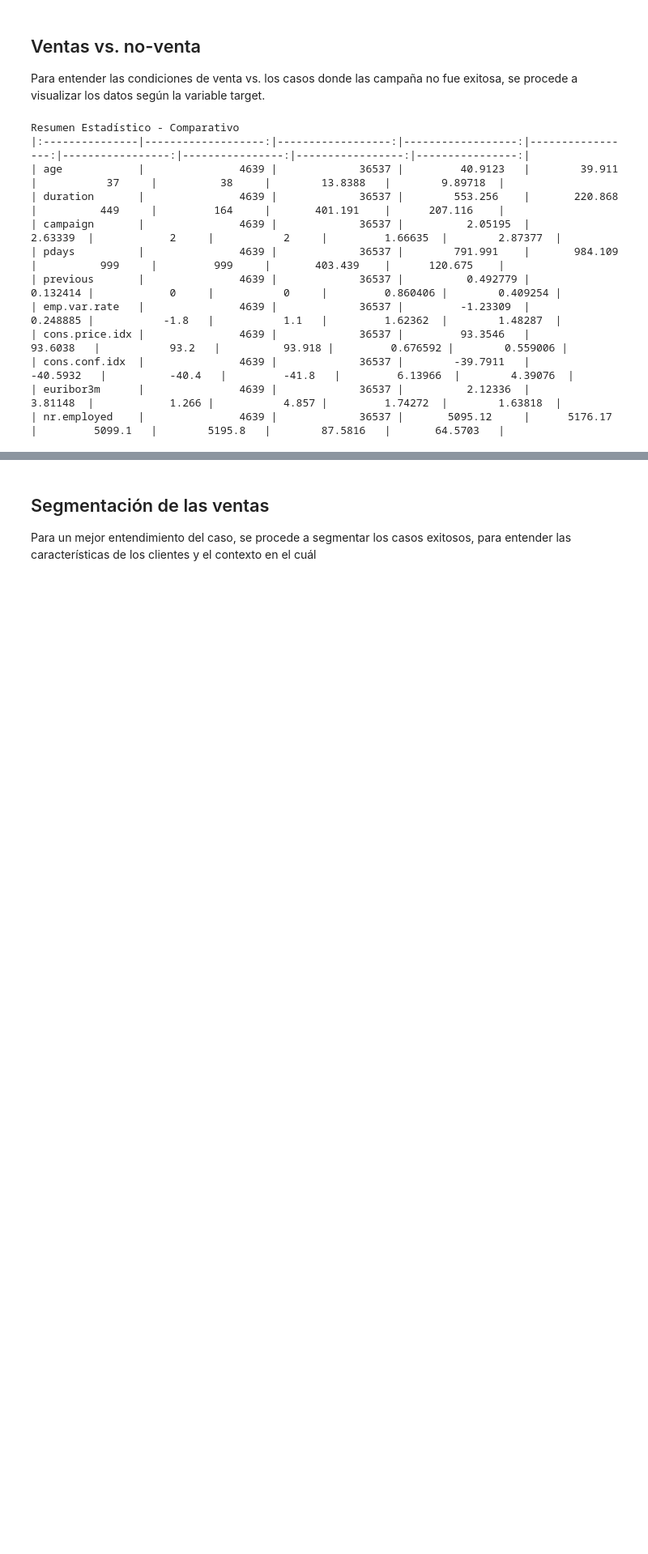
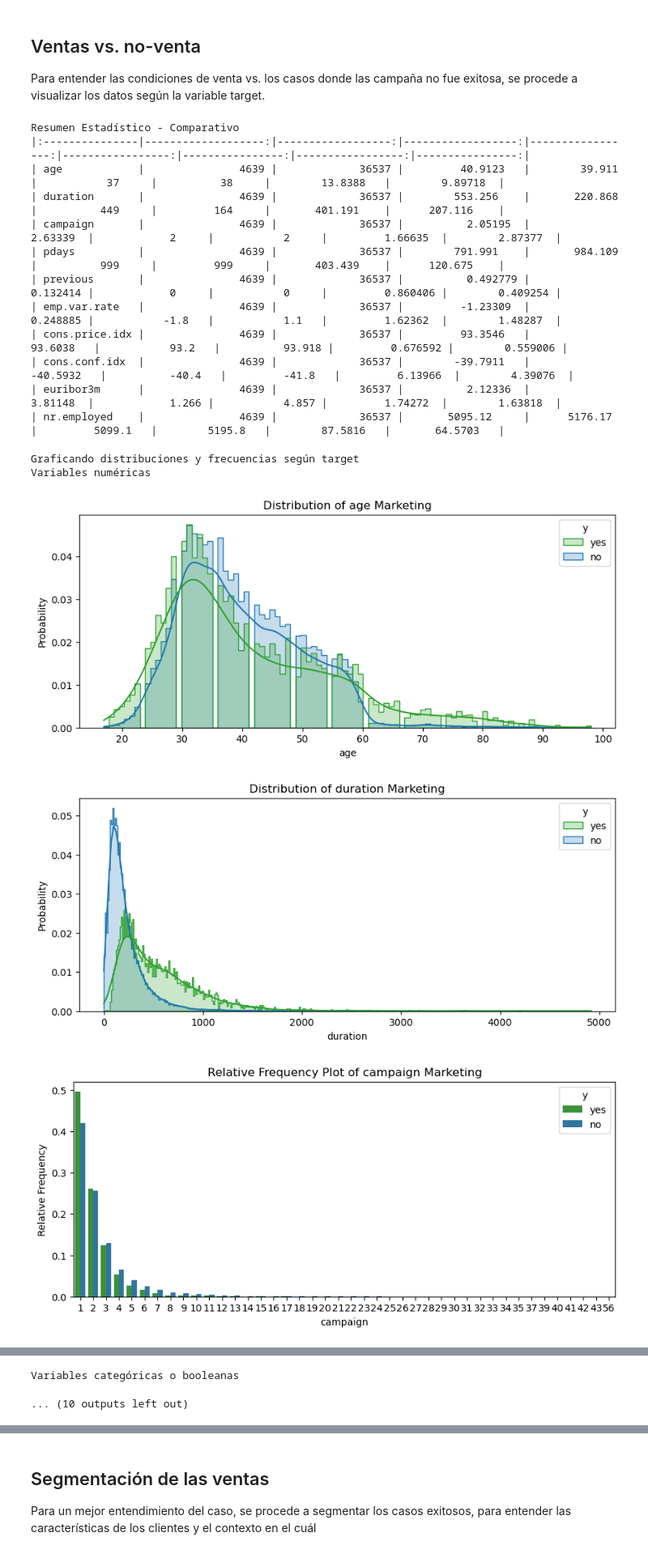
Before and after one commit to sstedoldi/marketing, a Jupyter notebook: notebook.ipynb, the cells around one changed output, grey strips where cells are left out. Shown at 81% size. Drawn from its saved outputs; the diff is of its cells as text; code cells hidden in the pictures; blank space fills up the shorter version.

```diff
--- a/notebook.ipynb
+++ b/notebook.ipynb
@@ -188,0 +194,15 @@ Resumen Estadístico - Comparativo
+# %%
+print("Graficando distribuciones y frecuencias según target")
+
+# convirtiendo algunas variables a float para mejor visualización
+df_ori.age = df_ori.age.astype(float)
+df_ori.duration = df_ori.duration.astype(float)
+
+
+plot_distributions(df_ori, target=target, title_suffix='Marketing',sample_frac=1)
+# %% [output]
+Graficando distribuciones y frecuencias según target
+Variables numéricas
+[figure, added]
+[figure, added]
+[figure, added]
@@ -188,0 +216,2 @@ Resumen Estadístico - Comparativo
+Variables categóricas o booleanas
+... (10 outputs left out)
```
Also changed, not shown: parts of 22 cells of this notebook, 3 other files.
